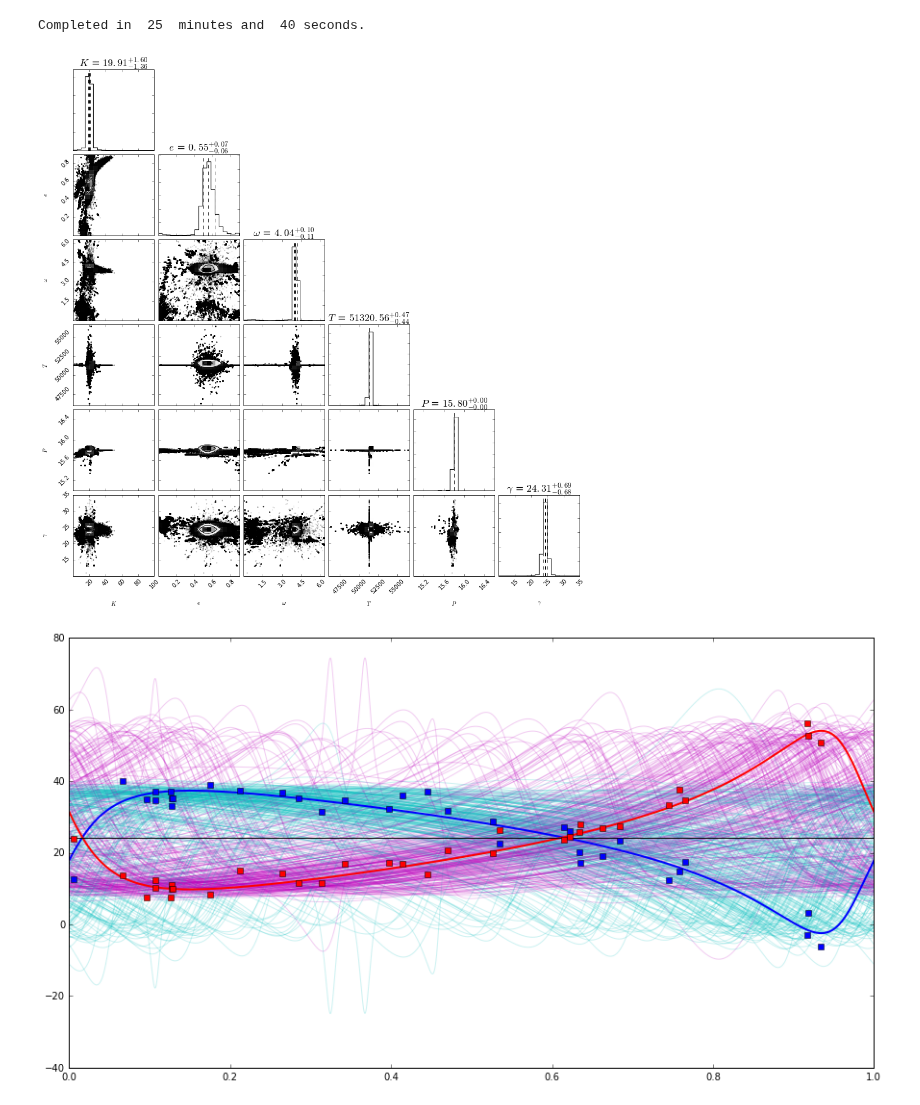
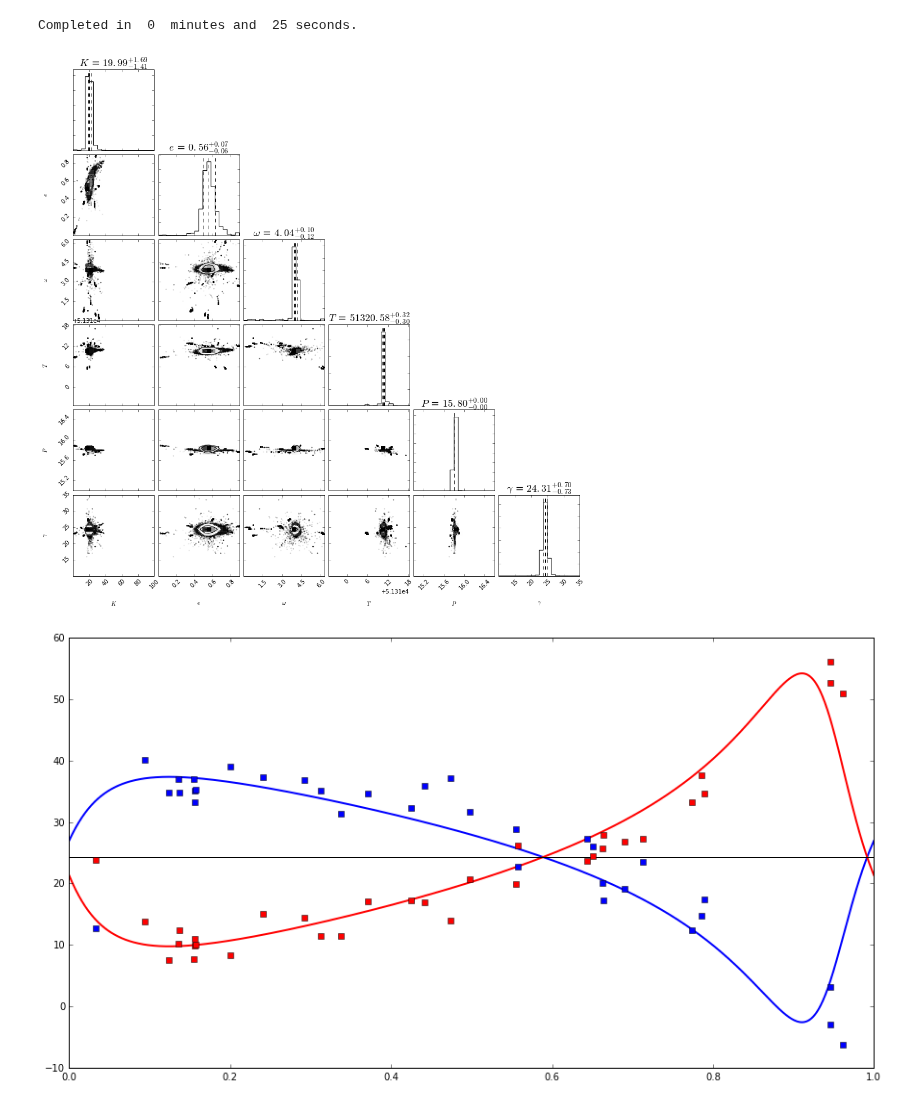
Before and after one commit to jacob-i-skinner/Orbit-Fitting, a Jupyter notebook: emcee stuff.ipynb, the cells around one changed output. Saved outputs shown, nothing was run; the diff lists cells and outputs as text; code cells hidden in the pictures.

```diff
--- a/emcee stuff.ipynb
+++ b/emcee stuff.ipynb
@@ -5,7 +5,6 @@ import time
 t0 = time.time()
 import numpy as np
 import emcee
-from scipy.optimize import curve_fit
 from matplotlib import pyplot as plt
 import functions as f
 import corner
@@ -24,6 +23,8 @@ adjustment  = f.adjustment
 RV          = f.RV
 residuals   = f.residuals
 constraints = f.constraints
+alteredRV   = f.alteredRV
+initialGuess= f.initialGuess
 
 for i in range(0, len(JD)-1):
     if np.isnan(system[i][1]):
@@ -38,29 +39,13 @@ for i in range(0, len(JD)-1):
 mass_ratio = 0.898896068135
 
 #constrain parameters
-lower_bounds = [0, 0, 0, JD[0], 15, 10]
-upper_bounds = [100, 0.9, 2*np.pi, JD[-1], 16.6, 35]
+lower_bounds = [0, 0, 0, JD[0]+((JD[-1]-JD[0])/2)-0.75*15.8, 15, 10]
+upper_bounds = [100, 0.9, 2*np.pi, JD[0]+((JD[-1]-JD[0])/2)+0.75*15.8, 16.6, 35]
 
 #set dimensionality and walker number
 ndim, nwalkers, nsteps = 6, 400, 10000
 
-
-def initialGuess(lower, upper):
-    def alteredRV(x, K, e, w, T, P, y): #function generates RV values plot from given parameters
-        M = (2*np.pi/P)*(x-T) #Mean Anomaly is a function of time
-        E1 = M + e*np.sin(M) + ((e**2)*np.sin(2*M)/2) #Eccentric Anomaly is a function of Mean Anomaly
-        while True: #iteratively refines estimate of E1 from initial estimate
-            E0 = E1
-            M0 = E0 - e*np.sin(E0)
-            E1 = E0 +(M-M0)/(1-e*np.cos(E0))
-            if np.amax(E1-E0) < 1E-9:
-                break
-        nu = 2*np.arctan(np.sqrt((1 + e)/(1 - e))*np.tan(E1/2)) #True Anomaly is a function of Eccentric anomaly
-        p = ((K)*(np.cos(nu+w) + (e*np.cos(w)))+y)
-        return p
-    return curve_fit(alteredRV, JDp, np.asarray(RVp), bounds=(lower, upper))[0]
-
-initial_guess = initialGuess(lower_bounds, upper_bounds)
+initial_guess = initialGuess(lower_bounds, upper_bounds, JDp, RVp)
 
 def likelihood(parameters, mass_ratio, primary, secondary):
     r = np.sqrt(sum((np.asarray(primary)-RV(JDp, mass_ratio, parameters)[0])**2)
@@ -91,7 +76,7 @@ for i in range(0, nwalkers-1):
 
 #create the sampler object and do the walk
 sampler = emcee.EnsembleSampler(nwalkers, ndim, probability,
-                                args=(mass_ratio, RVp, RVs, lower_bounds, upper_bounds), threads = 8)
+                                args=(mass_ratio, RVp, RVs, lower_bounds, upper_bounds), threads = 4)
 sampler.run_mcmc(position, nsteps)
 
 #save the results of the walk
@@ -100,45 +85,45 @@ results = np.asarray(list(map(lambda v: (v[1], v[2]-v[1], v[1]-v[0]),
                               zip(*np.percentile(samples, [16, 50, 84], axis=0)))))
 
 #create the corner plot
 fig = corner.corner(samples, labels=["$K$", "$e$", "$\omega$", "$T$", "$P$", "$\gamma$"],
                     extents=[[lower_bounds[0], upper_bounds[0]], [lower_bounds[1],upper_bounds[1]],
                              [lower_bounds[2], upper_bounds[2]],
                              [lower_bounds[3], upper_bounds[3]], [lower_bounds[4], upper_bounds[4]],
                              [lower_bounds[5], upper_bounds[5]]],
                     quantiles=[0.16, 0.5, 0.84], show_titles=True, title_kwargs={"fontsize": 18})
-fig.savefig("parameter_results.pdf")
+fig.savefig("parameter_results.png")
 
 #create the curves plot
 x = np.linspace(0, 15.8, num=nsteps)
 fig, ax = plt.figure(figsize=(15,8)), plt.subplot(111)
-for K, e, w, T, P, y in samples[np.random.randint(len(samples), size=250)]:
-    parameters = K, e, w, T, P, y
-    primary, secondary = RV(x, mass_ratio, parameters)
-    ax.plot(x/parameters[4],   primary, 'c',  label='Potential Primary Curves', alpha=0.2)
-    ax.plot(x/parameters[4], secondary, 'm',  label='Potential Secondary Curves', alpha=0.2)
+#for K, e, w, T, P, y in samples[np.random.randint(len(samples), size=250)]:
+#    parameters = K, e, w, T, P, y
+#    primary, secondary = RV(x, mass_ratio, parameters)
+#    ax.plot(x/parameters[4], primary, 'c', label='Potential Primary Curves', alpha=0.2)
+#    ax.plot(x/parameters[4], secondary, 'm', label='Potential Secondary Curves', alpha=0.2)
 primary, secondary = RV(x, mass_ratio, [results[0][0], results[1][0], results[2][0],
                                         results[3][0], results[4][0], results[5][0]])
-ax.plot(x/results[4][0],   primary,         'b', lw=2)
-ax.plot(x/results[4][0], secondary,         'r', lw=2)
-ax.plot(x, np.ones(len(x))*results[5][0],  'k' ,      label='Systemic Velocity')
-ax.plot(phases(results[4][0], 0, JDp), RVp, 'bs',      label='Primary RV Data') #data phased to result period
-ax.plot(phases(results[4][0], 0, JDs), RVs, 'rs',      label='Secondary RV data')
+ax.plot(x/results[4][0], primary, 'b', lw=2)
+ax.plot(x/results[4][0], secondary, 'r', lw=2)
+ax.plot(x, np.ones(len(x))*results[5][0], 'k' , label='Systemic Velocity')
+ax.plot(phases(results[4][0], results[3][0], JDp), RVp, 'bs', label='Primary RV Data') #data phased to result period
+ax.plot(phases(results[4][0], results[3][0], JDs), RVs, 'rs', label='Secondary RV data')
 ax.set_xlim([0,1])
-plt.savefig('curve_results.pdf')
+plt.savefig('curve_results.png')
 
 #create the walkers plot
 fig, ax = plt.subplots(6, 1, sharex='col')
 for i in range(6):
     for j in range(len(sampler.chain[:, 0, i])):
         ax[i].plot(np.linspace(0, nsteps, num=nsteps-100), sampler.chain[j, 100:, i], 'k', alpha=0.2)
     ax[i].plot(np.linspace(0, nsteps, num=nsteps-100) , np.ones(nsteps-100)*initial_guess[i], 'r')
 fig.set_figheight(20)
 fig.set_figwidth(15)
 plt.savefig('walk_results.png')
 
 t = time.time()
 print('Completed in ', int((t-t0)/60), ' minutes and ', int(((t-t0)/60-int((t-t0)/60))*60), 'seconds.')
 # %% [output]
-Completed in  25  minutes and  40 seconds.
+Completed in  0  minutes and  25 seconds.
-[figure, old version]
+[figure, new version]
-[figure, old version]
+[figure, new version]
```
Also changed, not shown: parts of 2 cells of this notebook, 17 other files.
